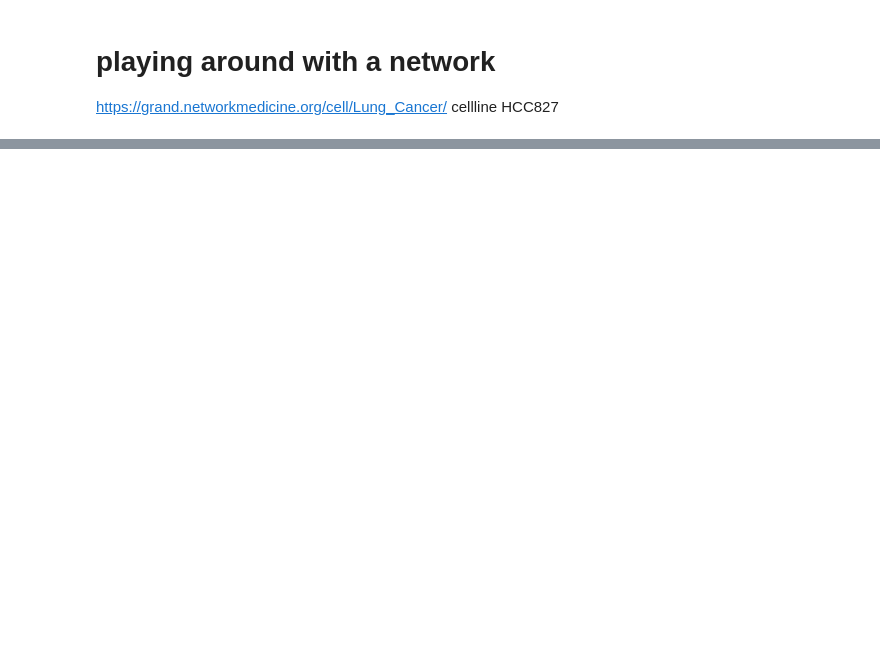
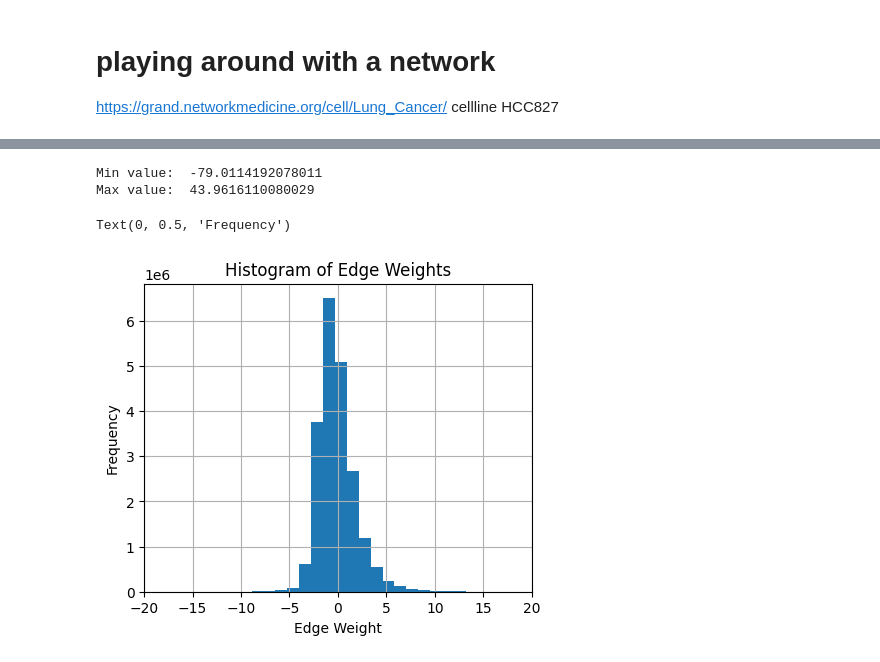
Before and after one commit to joh-dah/source_detection_in_grns, a Jupyter notebook: data_exploration/network_analysis/filter_edges.ipynb, the cells around one changed output, grey strips where cells are left out. Drawn from its saved outputs; the diff is of its cells as text; code cells hidden in the pictures; blank space fills up the shorter version.

Commit message:
edge analysis

```diff
--- a/data_exploration/network_analysis/filter_edges.ipynb
+++ b/data_exploration/network_analysis/filter_edges.ipynb
@@ -5,3 +227,3 @@ cellline HCC827
 # %%
-import pandas as pd
-df = pd.DataFrame(pd.read_csv('../data/ACH-000012_A549_landmark.csv', index_col='Row'))
+# load the adjacency matrix
+adj = pd.DataFrame(pd.read_csv('../data/A549.csv', index_col='Row'))
@@ -85,0 +268,16 @@ plt.show()
+# %%
+print("Min value: ", adj.values.flatten().min())
+print("Max value: ", adj.values.flatten().max())
+# plot a histogram of the edge weights but only between -20 and 20
+plt.figure(figsize=(5, 4))
+plt.xlim(-20, 20)
+plt.grid()
+plt.hist(adj.values.flatten(), bins=100)
+plt.title('Histogram of Edge Weights')
+plt.xlabel('Edge Weight')
+plt.ylabel('Frequency')
+# %% [output]
+Min value:  -79.0114192078011
+Max value:  43.9616110080029
+Text(0, 0.5, 'Frequency')
+[figure, added]
```
Also changed, not shown: parts of 22 cells of this notebook, 3 other files.
